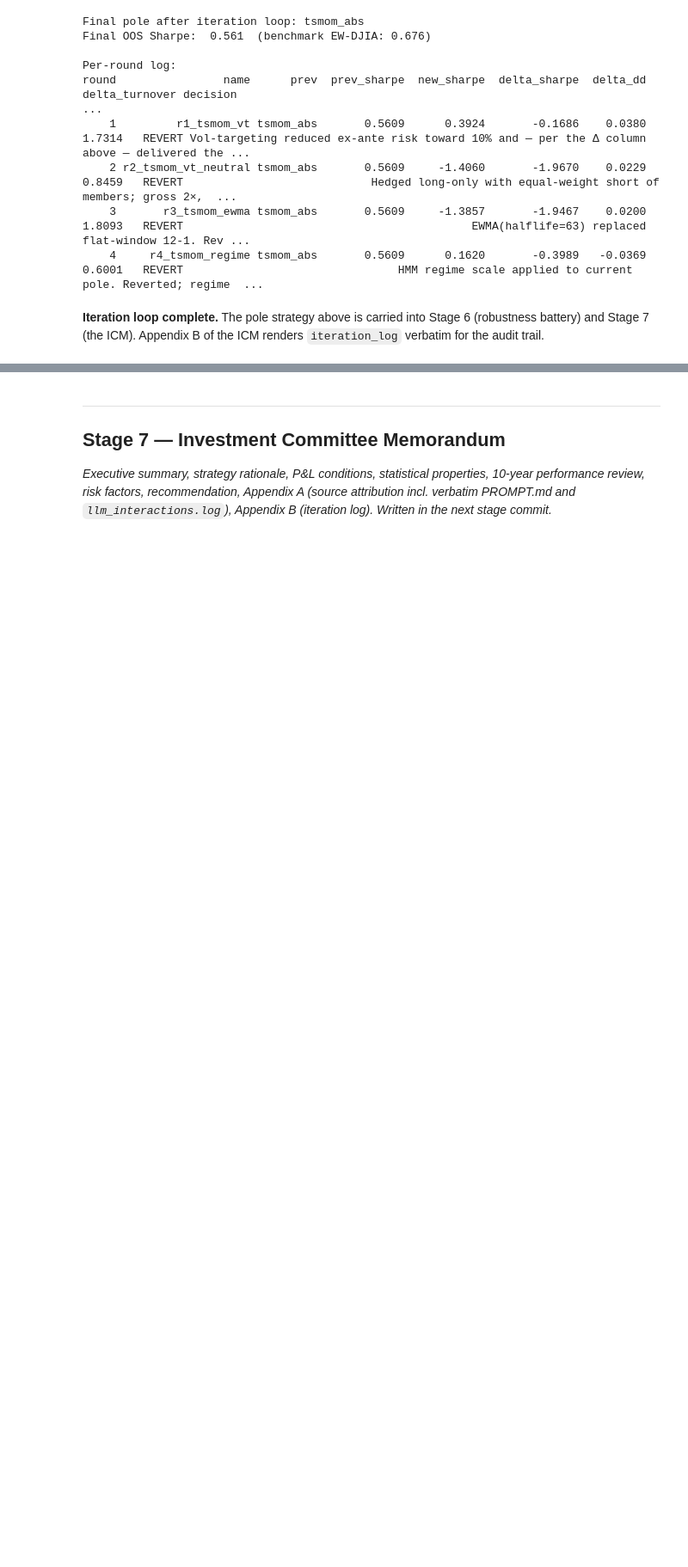
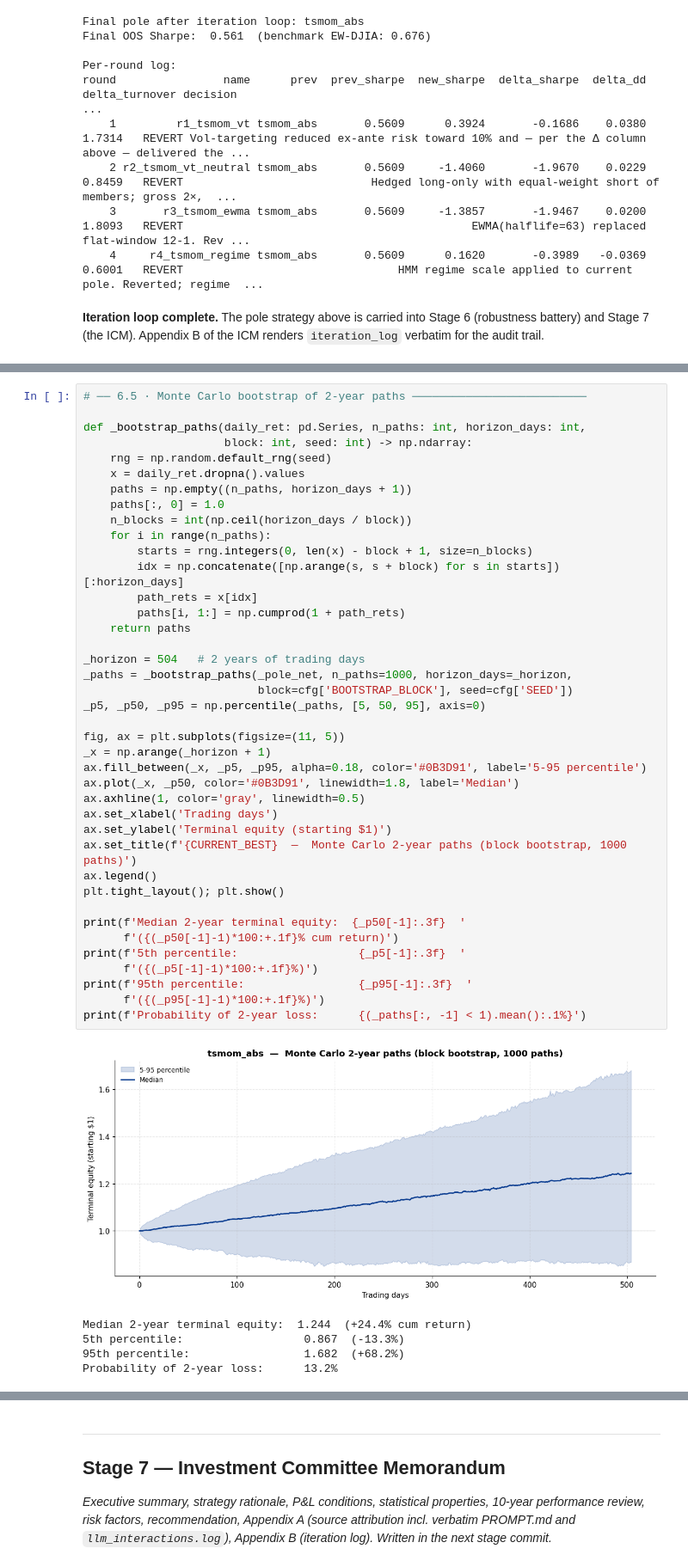
Before and after one commit to turbo-wombat/MLinF-project-1, a Jupyter notebook: ProprietaryMomentumStrategy.ipynb, the cells around one changed output, grey strips where cells are left out. Shown at 86% size. Cells and saved outputs as stored; diff of their text form; blank space fills up the shorter version.

```diff
--- a/ProprietaryMomentumStrategy.ipynb
+++ b/ProprietaryMomentumStrategy.ipynb
@@ -2358,0 +2525,46 @@ _Cost/frequency/lookback sensitivities, subperiod stability, Monte Carlo bootstr
+# %%
+# ── 6.5 · Monte Carlo bootstrap of 2-year paths ──────────────────────────
+
+def _bootstrap_paths(daily_ret: pd.Series, n_paths: int, horizon_days: int,
+                     block: int, seed: int) -> np.ndarray:
+    rng = np.random.default_rng(seed)
+    x = daily_ret.dropna().values
+    paths = np.empty((n_paths, horizon_days + 1))
+    paths[:, 0] = 1.0
+    n_blocks = int(np.ceil(horizon_days / block))
+    for i in range(n_paths):
+        starts = rng.integers(0, len(x) - block + 1, size=n_blocks)
+        idx = np.concatenate([np.arange(s, s + block) for s in starts])[:horizon_days]
+        path_rets = x[idx]
+        paths[i, 1:] = np.cumprod(1 + path_rets)
+    return paths
+
+_horizon = 504   # 2 years of trading days
+_paths = _bootstrap_paths(_pole_net, n_paths=1000, horizon_days=_horizon,
+                          block=cfg['BOOTSTRAP_BLOCK'], seed=cfg['SEED'])
+_p5, _p50, _p95 = np.percentile(_paths, [5, 50, 95], axis=0)
+
+fig, ax = plt.subplots(figsize=(11, 5))
+_x = np.arange(_horizon + 1)
+ax.fill_between(_x, _p5, _p95, alpha=0.18, color='#0B3D91', label='5-95 percentile')
+ax.plot(_x, _p50, color='#0B3D91', linewidth=1.8, label='Median')
+ax.axhline(1, color='gray', linewidth=0.5)
+ax.set_xlabel('Trading days')
+ax.set_ylabel('Terminal equity (starting $1)')
+ax.set_title(f'{CURRENT_BEST}  —  Monte Carlo 2-year paths (block bootstrap, 1000 paths)')
+ax.legend()
+plt.tight_layout(); plt.show()
+
+print(f'Median 2-year terminal equity:  {_p50[-1]:.3f}  '
+      f'({(_p50[-1]-1)*100:+.1f}% cum return)')
+print(f'5th percentile:                  {_p5[-1]:.3f}  '
+      f'({(_p5[-1]-1)*100:+.1f}%)')
+print(f'95th percentile:                 {_p95[-1]:.3f}  '
+      f'({(_p95[-1]-1)*100:+.1f}%)')
+print(f'Probability of 2-year loss:      {(_paths[:, -1] < 1).mean():.1%}')
+# %% [output]
+[figure, added]
+Median 2-year terminal equity:  1.244  (+24.4% cum return)
+5th percentile:                  0.867  (-13.3%)
+95th percentile:                 1.682  (+68.2%)
+Probability of 2-year loss:      13.2%
```
Also changed, not shown: parts of 28 cells of this notebook.
